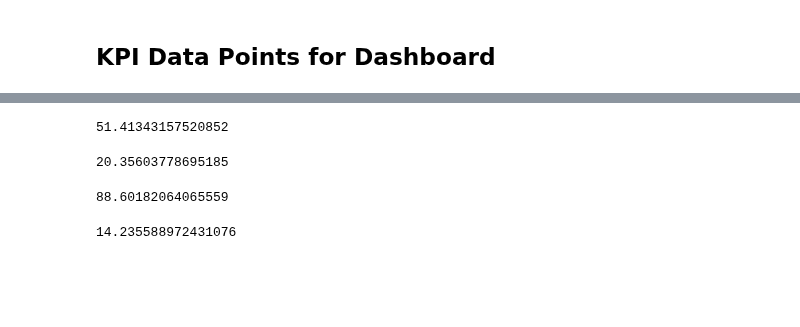
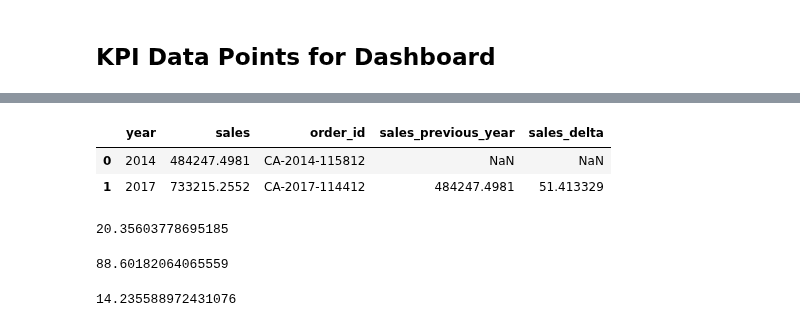
Before and after one commit to Dilcia19/superstore, a Jupyter notebook: notebooks/analysis_in_py.ipynb, the cells around one changed output, grey strips where cells are left out. Saved outputs shown, nothing was run; the diff lists cells and outputs as text; code cells hidden in the pictures; blank space fills up the shorter version.

```diff
--- a/notebooks/analysis_in_py.ipynb
+++ b/notebooks/analysis_in_py.ipynb
@@ -20,14 +45,27 @@ store_records['ship_date'] = pd.to_datetime(store_records['ship_date'])
 # %%
 # sales, are they up? # sales are up 51% in the last 4 years
-sales_delta = store_records[['order_id','sales','year']].groupby('year').agg({'sales':'sum','order_id':'first'}).reset_index()
-sales_2017 = int(sales_delta['sales'].iloc[3])
-sales_2016 = int(sales_delta['sales'].iloc[2])
-sales_2014 = int(sales_delta['sales'].iloc[0])
 
-sales_pct_change = (sales_2017 - sales_2014)/sales_2014 * 100
-sales_pct_change
+sales_delta = (
+    store_records.filter(['order_id', 'sales', 'year'])
+    .loc[lambda x: x['year'].isin([2014, 2017])]
+    .groupby('year')
+    .agg(
+        {'sales':'sum',
+         'order_id':'first'}
+    )
+    .reset_index()
+    .assign(
+        sales_previous_year = lambda x: x.sales.shift(1)
+    )
+    .assign(
+        sales_delta = lambda x: (x.sales - x.sales_previous_year) / x.sales_previous_year * 100
+    )
+)
+sales_delta
 # %% [output]
-51.41343157520852
+|  | year | sales | order_id | sales_previous_year | sales_delta |
+| 0 | 2014 | 484247.4981 | CA-2014-115812 | NaN | NaN |
+| 1 | 2017 | 733215.2552 | CA-2017-114412 | 484247.4981 | 51.413329 |
 # %%
 # sales are up 20% in last year, from 2016 to 2017
 sales_pct_change_recent = (sales_2017 - sales_2016)/sales_2016 * 100
```
Also changed, not shown: parts of 2 cells of this notebook.
